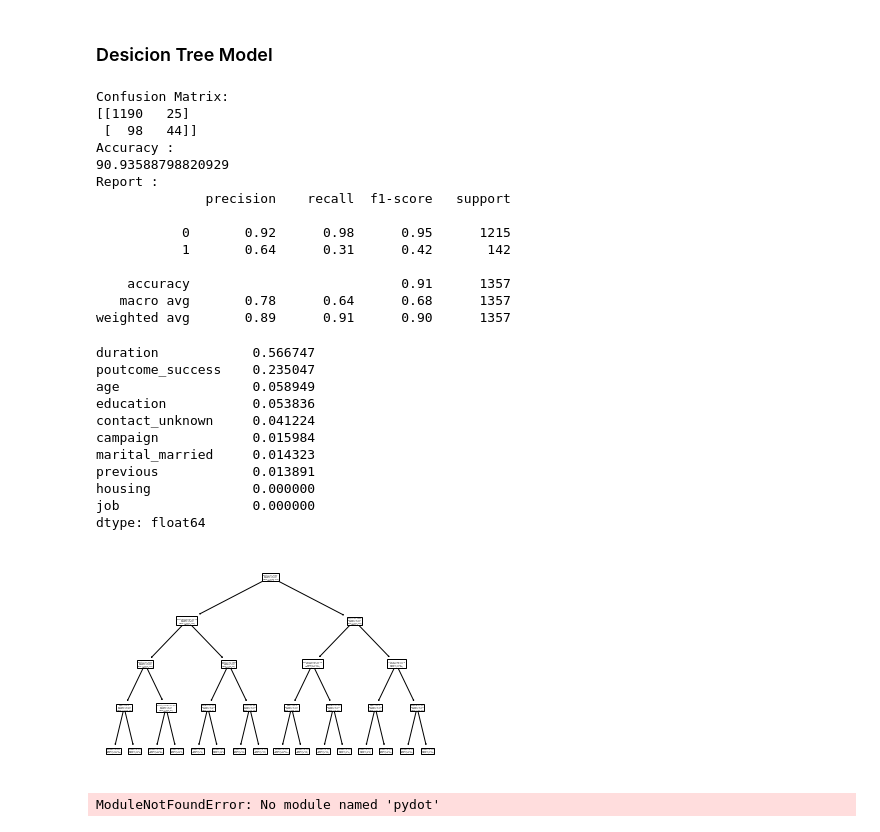
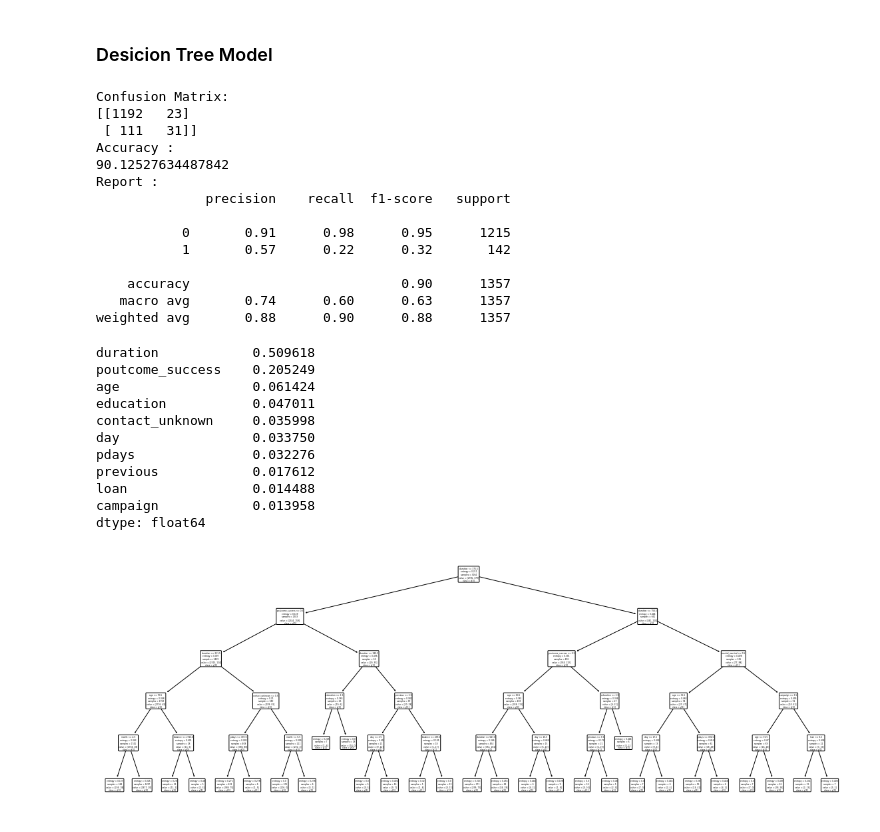
Before and after one commit to linhhvo/machine-learning-assignments, a Jupyter notebook: classification.ipynb, the cells around one changed output. Saved outputs shown, nothing was run; the diff lists cells and outputs as text; code cells hidden in the pictures.

Commit message:
Plot decision tree

```diff
--- a/classification.ipynb
+++ b/classification.ipynb
@@ -64,51 +58,45 @@ array([0.09141286, 0.11290891, 0.09707707, 0.13092087, 0.10710269,
 # %% [markdown]
 <h3>Desicion Tree Model</h3>
 # %%
-tree_classifier = DecisionTreeClassifier(criterion = 'gini', random_state = 100, max_depth = 4, min_samples_leaf = 5)
+tree_classifier = DecisionTreeClassifier(criterion="gini", random_state = 100, max_depth = 5, min_samples_leaf = 5)
 
 tree_classifier.fit(X_train, y_train)
 y_pred = tree_classifier.predict(X_test)
 evaluate(y_test, y_pred)
 # %% [output]
 Confusion Matrix:
-[[1190   25]
- [  98   44]]
+[[1192   23]
+ [ 111   31]]
 Accuracy :
-90.93588798820929
+90.12527634487842
 Report :
               precision    recall  f1-score   support
 
-           0       0.92      0.98      0.95      1215
-           1       0.64      0.31      0.42       142
+           0       0.91      0.98      0.95      1215
+           1       0.57      0.22      0.32       142
 
-    accuracy                           0.91      1357
-   macro avg       0.78      0.64      0.68      1357
-weighted avg       0.89      0.91      0.90      1357
+    accuracy                           0.90      1357
+   macro avg       0.74      0.60      0.63      1357
+weighted avg       0.88      0.90      0.88      1357
 # %%
 feature_imp = pd.Series(tree_classifier.feature_importances_, index = X_train.columns).sort_values(ascending=False)[:10]
 print(feature_imp)
 # %% [output]
-duration            0.566747
-poutcome_success    0.235047
-age                 0.058949
-education           0.053836
-contact_unknown     0.041224
-campaign            0.015984
-marital_married     0.014323
-previous            0.013891
-housing             0.000000
-job                 0.000000
+duration            0.509618
+poutcome_success    0.205249
+age                 0.061424
+education           0.047011
+contact_unknown     0.035998
+day                 0.033750
+pdays               0.032276
+previous            0.017612
+loan                0.014488
+campaign            0.013958
 dtype: float64
 # %%
-plot_tree(tree_classifier, feature_names = X_train.columns, class_names = 'subscribed')
+plt.figure(figsize=(20,7))
+
+plot_tree(tree_classifier, feature_names=X_train.columns, class_names=True, rounded=True)
 plt.show()
 # %% [output]
-[figure, old version]
+[figure, new version]
-# %%
-from sklearn.tree import export_graphviz
-import pydot
-
-export_graphviz(tree_classifier, out_file = 'tree.dot', feature_names = X_train.columns, rounded = True, precision = 1)
-(graph, ) = pydot.graph_from_dot_file('tree.dot')
-# %% [output]
-ModuleNotFoundError: No module named 'pydot'
```
Also changed, not shown: parts of 1 cell of this notebook.
